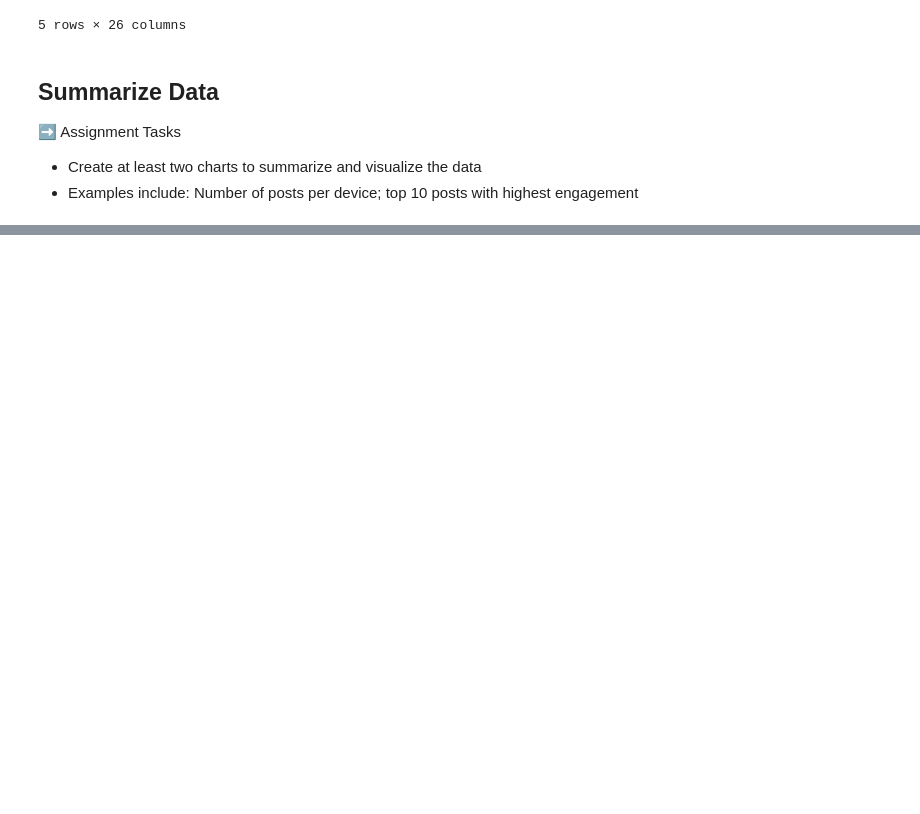
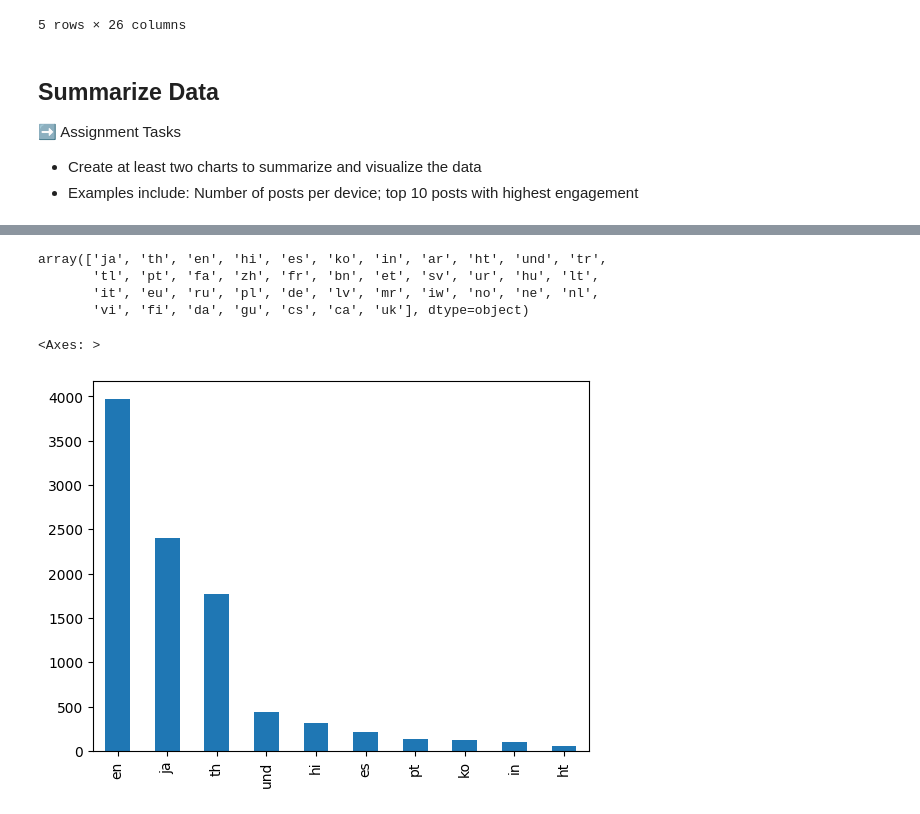
Before and after one commit to magda-moreno/something, a Jupyter notebook: Lab4_Social_Media_eda.ipynb, the cells around one changed output, grey strips where cells are left out. Cells and saved outputs as stored; diff of their text form; code cells hidden in the pictures; blank space fills up the shorter version.

```diff
--- a/Lab4_Social_Media_eda.ipynb
+++ b/Lab4_Social_Media_eda.ipynb
@@ -182,0 +177,13 @@ reply_count.plot(kind='bar')
+# %%
+df['lang'].unique()
+# %% [output]
+array(['ja', 'th', 'en', 'hi', 'es', 'ko', 'in', 'ar', 'ht', 'und', 'tr',
+       'tl', 'pt', 'fa', 'zh', 'fr', 'bn', 'et', 'sv', 'ur', 'hu', 'lt',
+       'it', 'eu', 'ru', 'pl', 'de', 'lv', 'mr', 'iw', 'no', 'ne', 'nl',
+       'vi', 'fi', 'da', 'gu', 'cs', 'ca', 'uk'], dtype=object)
+# %%
+top_used_lang = (df['lang'].value_counts()).iloc[:10]
+top_used_lang.plot(kind='bar')
+# %% [output]
+<Axes: >
+[figure, added]
```
Also changed, not shown: parts of 4 cells of this notebook.
